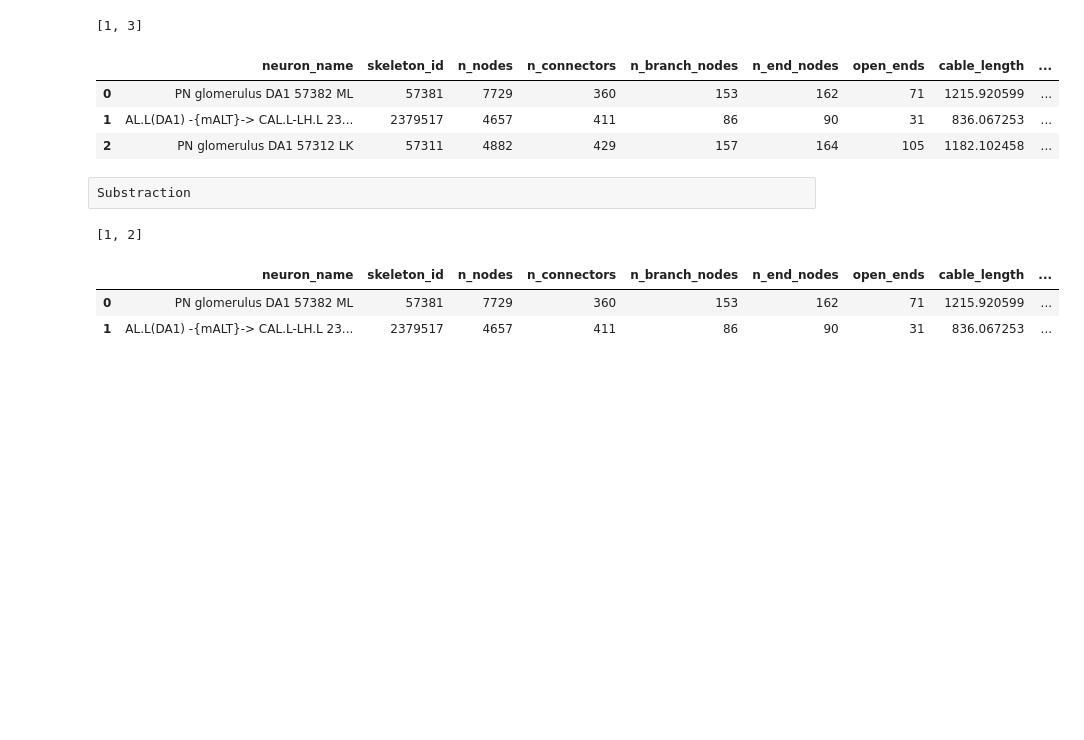
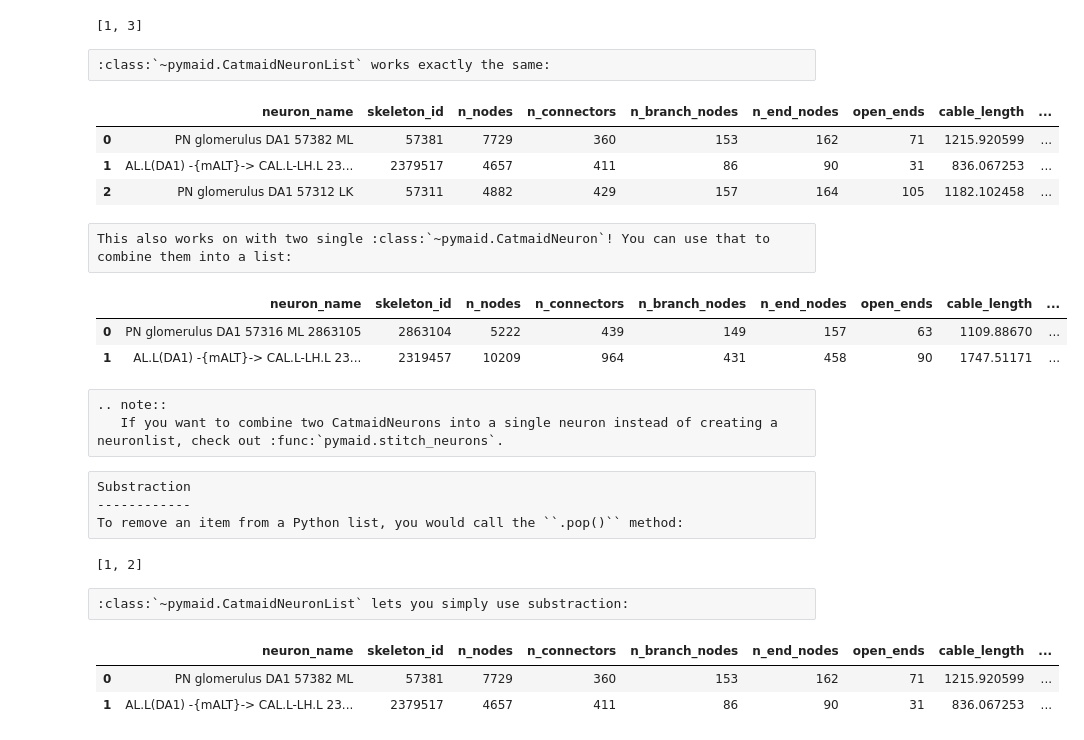
Before and after one commit to navis-org/pymaid, a Jupyter notebook: docs/source/neuronlist_math.ipynb, the cells around one changed output. Drawn from its saved outputs; the diff is of its cells as text; code cells hidden in the pictures; blank space fills up the shorter version.

```diff
--- a/docs/source/neuronlist_math.ipynb
+++ b/docs/source/neuronlist_math.ipynb
@@ -25,6 +101,8 @@ b = [3]
 a + b
 # %% [output]
 [1, 3]
+# %% [raw]
+:class:`~pymaid.CatmaidNeuronList` works exactly the same:
 # %%
 a = nl[0]
 b = nl[[1, 2]]
@@ -34,8 +112,23 @@ a + b
 | 0 | PN glomerulus DA1 57382 ML | 57381 | 7729 | 360 | 153 | 162 | 71 | 1215.920599 | ... |
 | 1 | AL.L(DA1) -{mALT}-> CAL.L-LH.L 23... | 2379517 | 4657 | 411 | 86 | 90 | 31 | 836.067253 | ... |
 | 2 | PN glomerulus DA1 57312 LK | 57311 | 4882 | 429 | 157 | 164 | 105 | 1182.102458 | ... |
-# %% [raw]
-Substraction
+# %% [raw]
+This also works on with two single :class:`~pymaid.CatmaidNeuron`! You can use that to combine them into a list:
+# %%
+a = nl[0]
+b = nl[1]
+a + b
+# %% [output]
+|  | neuron_name | skeleton_id | n_nodes | n_connectors | n_branch_nodes | n_end_nodes | open_ends | cable_length | ... |
+| 0 | PN glomerulus DA1 57316 ML 2863105 | 2863104 | 5222 | 439 | 149 | 157 | 63 | 1109.88670 | ... |
+| 1 | AL.L(DA1) -{mALT}-> CAL.L-LH.L 23... | 2319457 | 10209 | 964 | 431 | 458 | 90 | 1747.51171 | ... |
+# %% [raw]
+.. note::
+   If you want to combine two CatmaidNeurons into a single neuron instead of creating a neuronlist, check out :func:`pymaid.stitch_neurons`.
+# %% [raw]
+Substraction
+------------
+To remove an item from a Python list, you would call the ``.pop()`` method:
 # %%
 a = [1, 2, 3]
 b = 2
@@ -43,6 +136,8 @@ a.pop(b)
 a
 # %% [output]
 [1, 2]
+# %% [raw]
+:class:`~pymaid.CatmaidNeuronList` lets you simply use substraction:
 # %%
 a = nl[[0, 1, 2]]
 b = nl[2]
```
Also changed, not shown: parts of 47 cells of this notebook, 1 other file.
